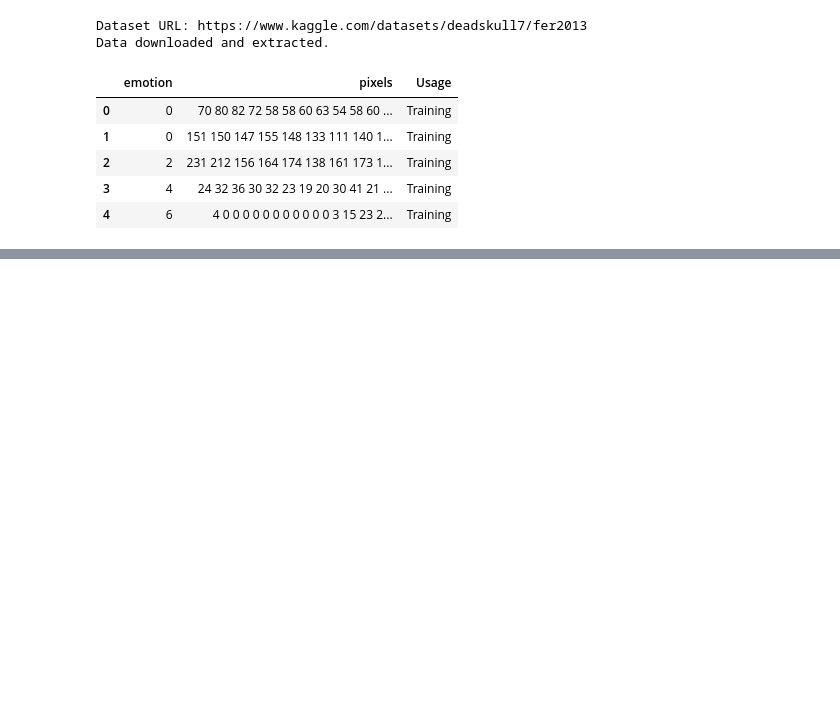
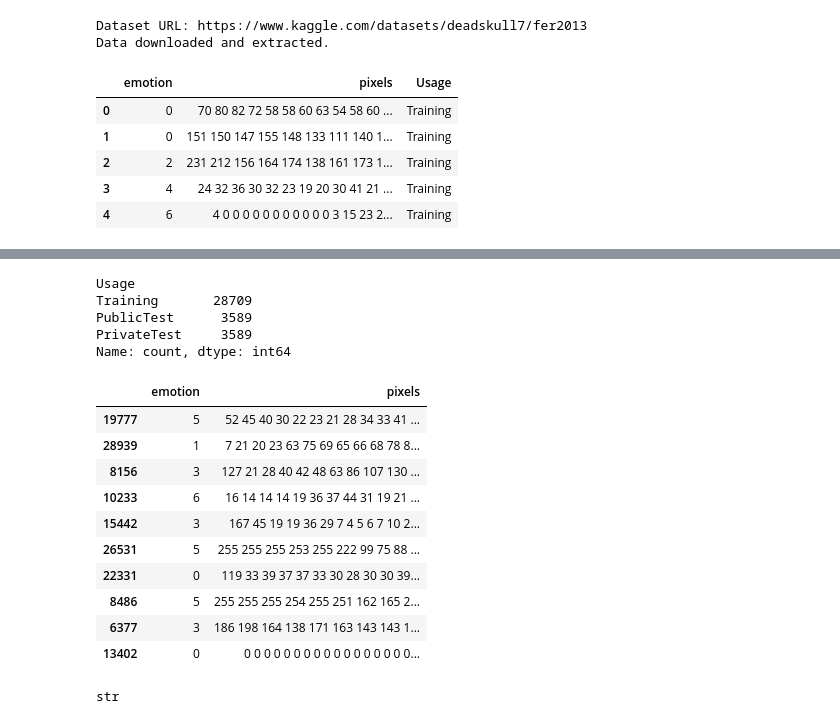
Before and after one commit to arati-shrestha/Emotune, a Jupyter notebook: Notebook/face_exploration.ipynb, the cells around one changed output, grey strips where cells are left out. Drawn from its saved outputs; the diff is of its cells as text; code cells hidden in the pictures; blank space fills up the shorter version.

```diff
--- a/Notebook/face_exploration.ipynb
+++ b/Notebook/face_exploration.ipynb
@@ -53,0 +89,8 @@ faces.head()
+# %%
+faces['Usage'].value_counts()
+# %% [output]
+Usage
+Training       28709
+PublicTest      3589
+PrivateTest     3589
+Name: count, dtype: int64
@@ -53,0 +99,20 @@ faces.head()
+# %%
+##Lets check some of the faces
+faces.sample(n=10)
+# %% [output]
+|  | emotion | pixels |
+| 19777 | 5 | 52 45 40 30 22 23 21 28 34 33 41 ... |
+| 28939 | 1 | 7 21 20 23 63 75 69 65 66 68 78 8... |
+| 8156 | 3 | 127 21 28 40 42 48 63 86 107 130 ... |
+| 10233 | 6 | 16 14 14 14 19 36 37 44 31 19 21 ... |
+| 15442 | 3 | 167 45 19 19 36 29 7 4 5 6 7 10 2... |
+| 26531 | 5 | 255 255 255 253 255 222 99 75 88 ... |
+| 22331 | 0 | 119 33 39 37 37 33 30 28 30 30 39... |
+| 8486 | 5 | 255 255 255 254 255 251 162 165 2... |
+| 6377 | 3 | 186 198 164 138 171 163 143 143 1... |
+| 13402 | 0 | 0 0 0 0 0 0 0 0 0 0 0 0 0 0 0 0 0... |
+# %%
+#Lets create a funtion to convert the pixel values to array so that we can plot it
+type(faces['pixels'][0])
+# %% [output]
+str
```
Also changed, not shown: parts of 13 cells of this notebook.
